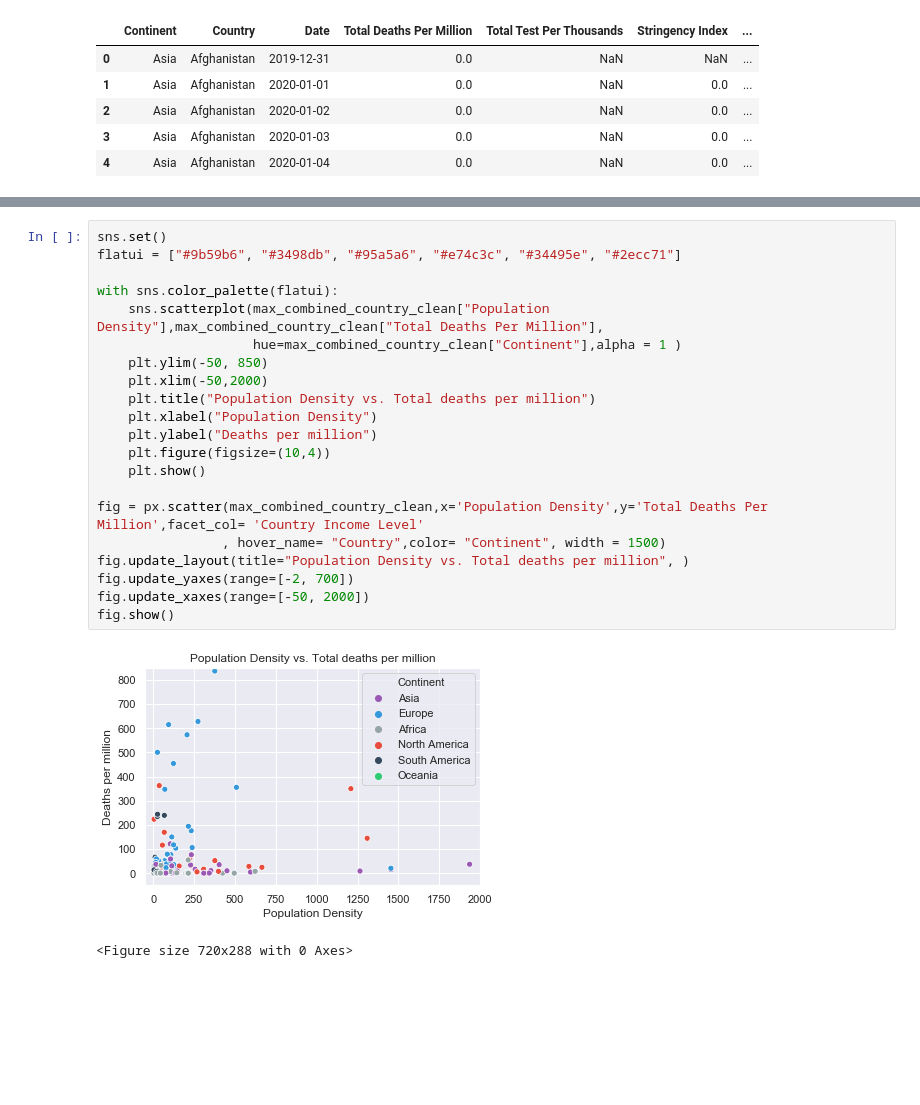
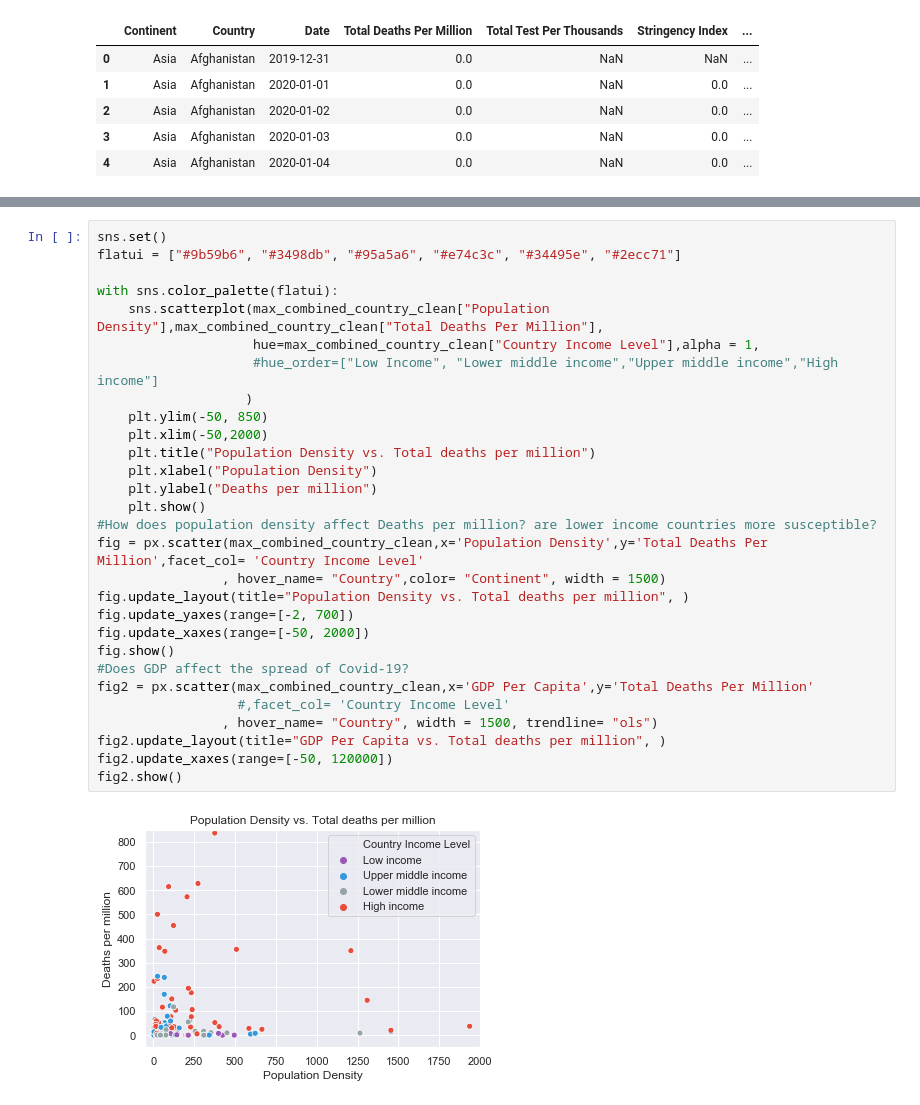
Before and after one commit to M-Agami/META-B, a Jupyter notebook: Coding/Covid_Popdensity&GDP.ipynb, the cells around one changed output, grey strips where cells are left out. Saved outputs shown, nothing was run; the diff lists cells and outputs as text; blank space fills up the shorter version.

Commit message:
Added gdp plot and trendline

```diff
--- a/Coding/Covid_Popdensity&GDP.ipynb
+++ b/Coding/Covid_Popdensity&GDP.ipynb
@@ -168,25 +172,32 @@ max_combined_country_clean.head(10)
 # %%
 sns.set()
 flatui = ["#9b59b6", "#3498db", "#95a5a6", "#e74c3c", "#34495e", "#2ecc71"]
 
 with sns.color_palette(flatui):
     sns.scatterplot(max_combined_country_clean["Population Density"],max_combined_country_clean["Total Deaths Per Million"],
-                    hue=max_combined_country_clean["Continent"],alpha = 1 )
+                    hue=max_combined_country_clean["Country Income Level"],alpha = 1,
+                    #hue_order=["Low Income", "Lower middle income","Upper middle income","High income"]
+                   )
     plt.ylim(-50, 850)
     plt.xlim(-50,2000)
     plt.title("Population Density vs. Total deaths per million")
     plt.xlabel("Population Density")
     plt.ylabel("Deaths per million")
-    plt.figure(figsize=(10,4))
     plt.show()
-
+#How does population density affect Deaths per million? are lower income countries more susceptible?
 fig = px.scatter(max_combined_country_clean,x='Population Density',y='Total Deaths Per Million',facet_col= 'Country Income Level'
                 , hover_name= "Country",color= "Continent", width = 1500)
 fig.update_layout(title="Population Density vs. Total deaths per million", )
 fig.update_yaxes(range=[-2, 700])
 fig.update_xaxes(range=[-50, 2000])
 fig.show()
+#Does GDP affect the spread of Covid-19?
+fig2 = px.scatter(max_combined_country_clean,x='GDP Per Capita',y='Total Deaths Per Million'
+                  #,facet_col= 'Country Income Level'
+                , hover_name= "Country", width = 1500, trendline= "ols")
+fig2.update_layout(title="GDP Per Capita vs. Total deaths per million", )
+fig2.update_xaxes(range=[-50, 120000])
+fig2.show()
 # %% [output]
-[figure, old version]
+[figure, new version]
-<Figure size 720x288 with 0 Axes>
 [interactive output not drawn]
```
Also changed, not shown: parts of 2 cells of this notebook.
